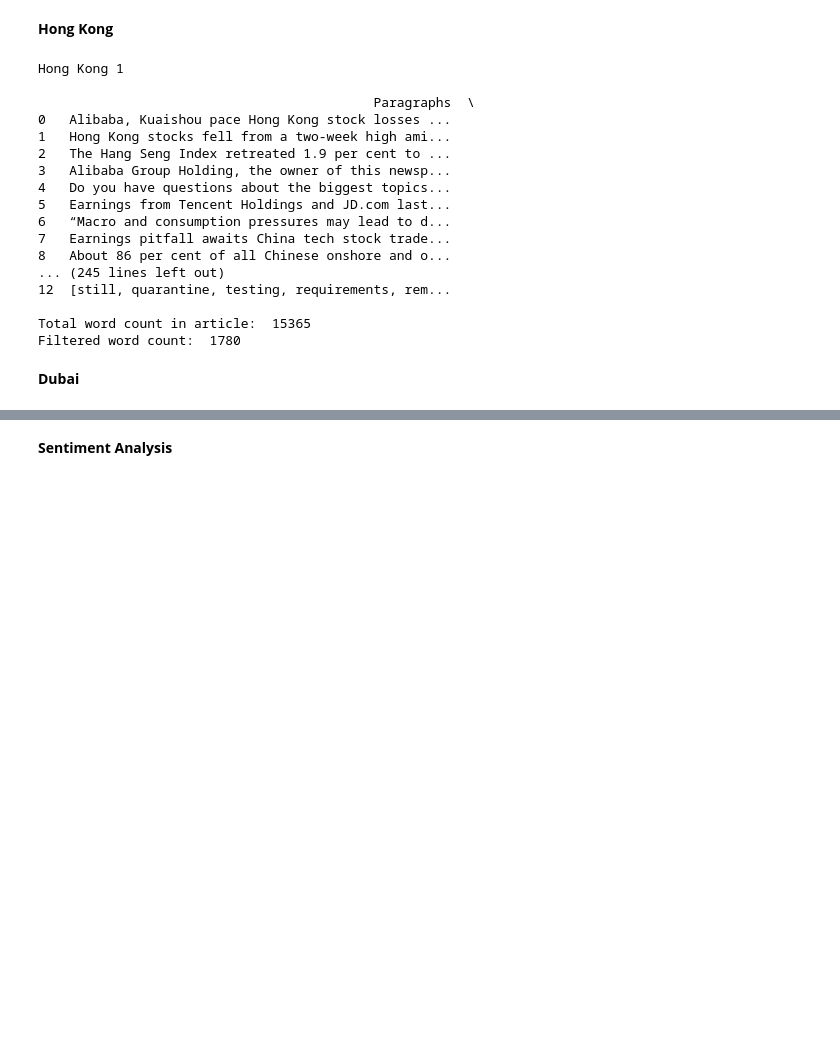
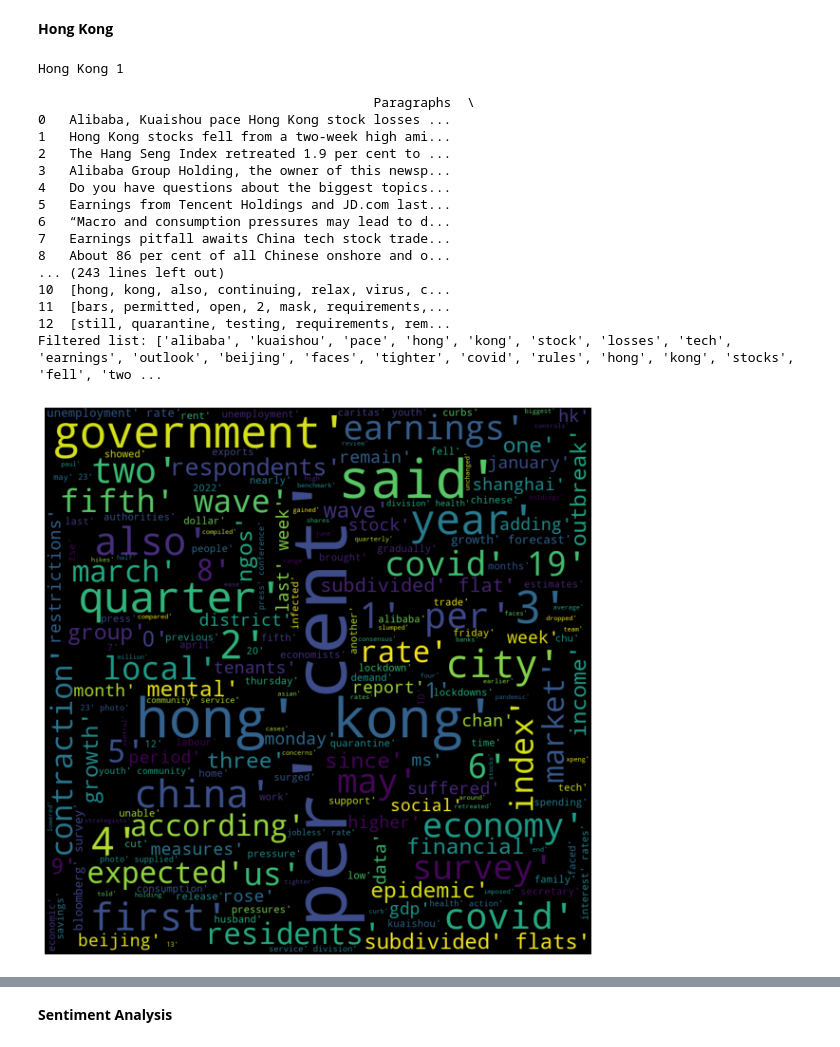
Before and after one commit to ChaiNamChi0624/Moonbucks-G1, a Jupyter notebook: Algo_Pblm_1.ipynb, the cells around one changed output, grey strips where cells are left out. Drawn from its saved outputs; the diff is of its cells as text; code cells hidden in the pictures; blank space fills up the shorter version.

```diff
--- a/Algo_Pblm_1.ipynb
+++ b/Algo_Pblm_1.ipynb
@@ -187,14 +217,14 @@ Filtered word count:  2039
 # %%
 cnt = 1
 for i in range(5):
-    df = pd.read_csv(r"C:/Users/hozhi/OneDrive - 365.um.edu.my/UM/WIA2005_ADA/Group/data/HK {0}.txt".format(cnt), delimiter='\t', header=None)
+    df = pd.read_csv(r"/content/HK {0}.txt".format(cnt), delimiter='\t', header=None)
     df.columns = ['Paragraphs']
     print(f"\nHong Kong {cnt}\n")
     cnt += 1
     # calculate total word count of article
     for j in range(len(df.index)):
       article = [paragraphs for paragraphs in df['Paragraphs']]
-      article_word_cnt += article[j]
+      article_word_cnt_HK += article[j]
 
     # convert the paragraphs into token
     def tokenize(text):
@@ -203,40 +233,43 @@ for i in range(5):
     df['Tokenized message'] = df['Paragraphs'].apply(lambda x: tokenize(x.lower()))
 
     #remove stopwords and empty strings from the list
     def removeStopwords(tokenized):
       filtered = [i for i in tokenized if i not in stop_words]
       while " " in all_lists_TL:
           all_lists_HK.remove(" ")
       return filtered
     # get filtered word list
     df['Filtered'] = df['Tokenized message'].apply(lambda x: removeStopwords(x))
     print(df)
     for j in range(len(df.index)):
       all_words = [paragraphs for paragraphs in df['Filtered']]
       all_lists_HK += all_words[j]
 
+print(f'Filtered list: {all_lists_HK}')
 
-print("\nTotal word count in article: ", len(article_word_cnt))
-# print(all_lists_HK)
-article_word_cnt.clear()
-print("Filtered word count: ", len(all_lists_HK))
+wordcloud = WordCloud(width = 1000, height = 1000,
+                      min_font_size = 10).generate(str(all_lists_HK))
+plt.figure(figsize=(8,8), facecolor=None)
+plt.imshow(wordcloud)
+plt.axis('off')
+plt.tight_layout(pad = 0)
+plt.show()
 # %% [output]
 Hong Kong 1
 
                                            Paragraphs  \
 0   Alibaba, Kuaishou pace Hong Kong stock losses ...
 1   Hong Kong stocks fell from a two-week high ami...
 2   The Hang Seng Index retreated 1.9 per cent to ...
 3   Alibaba Group Holding, the owner of this newsp...
 4   Do you have questions about the biggest topics...
 5   Earnings from Tencent Holdings and JD.com last...
 6   “Macro and consumption pressures may lead to d...
 7   Earnings pitfall awaits China tech stock trade...
 8   About 86 per cent of all Chinese onshore and o...
-... (245 lines left out)
+... (243 lines left out)
+10  [hong, kong, also, continuing, relax, virus, c...
+11  [bars, permitted, open, 2, mask, requirements,...
 12  [still, quarantine, testing, requirements, rem...
-
-Total word count in article:  15365
-Filtered word count:  1780
+Filtered list: ['alibaba', 'kuaishou', 'pace', 'hong', 'kong', 'stock', 'losses', 'tech', 'earnings', 'outlook', 'beijing', 'faces', 'tighter', 'covid', 'rules', 'hong', 'kong', 'stocks', 'fell', 'two ...
+[figure, added]
-# %% [markdown]
-**Dubai**
```
Also changed, not shown: parts of 16 cells of this notebook, 27 other files.
